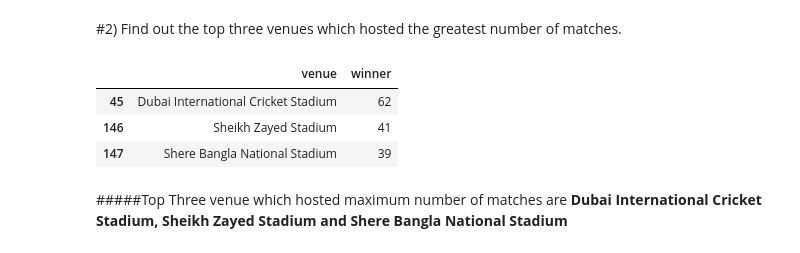
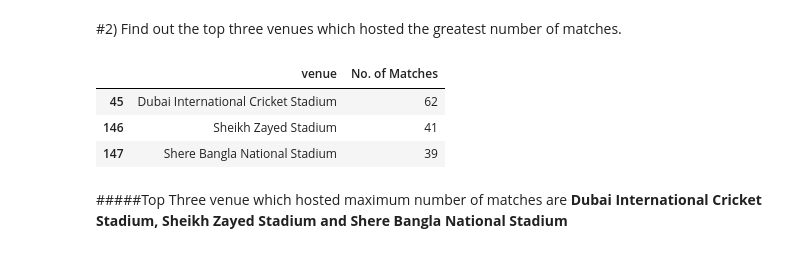
Before and after one commit to sudeep-009/GooglePlayStoreApp-analysis, a Jupyter notebook: Copy_of_Self_Project_Cricket_Scorecard.ipynb, the cells around one changed output. Drawn from its saved outputs; the diff is of its cells as text; code cells hidden in the pictures.

```diff
--- a/Copy_of_Self_Project_Cricket_Scorecard.ipynb
+++ b/Copy_of_Self_Project_Cricket_Scorecard.ipynb
@@ -108,10 +108,10 @@ memory usage: 99.8+ KB
 # %% [markdown]
 #2) Find out the top three venues which hosted the greatest number of matches.
 # %%
-top_three_venue_df = new_df_copy.groupby('venue')['winner'].count().reset_index().sort_values('winner',ascending=False)
+top_three_venue_df = new_df_copy.groupby('venue')['winner'].count().reset_index().sort_values('winner',ascending=False).rename(columns={"winner":"No. of Matches"})
 top_three_venue_df.head(3)
 # %% [output]
-|  | venue | winner |
+|  | venue | No. of Matches |
 | 45 | Dubai International Cricket Stadium | 62 |
 | 146 | Sheikh Zayed Stadium | 41 |
 | 147 | Shere Bangla National Stadium | 39 |
```
Also changed, not shown: parts of 13 cells of this notebook.
